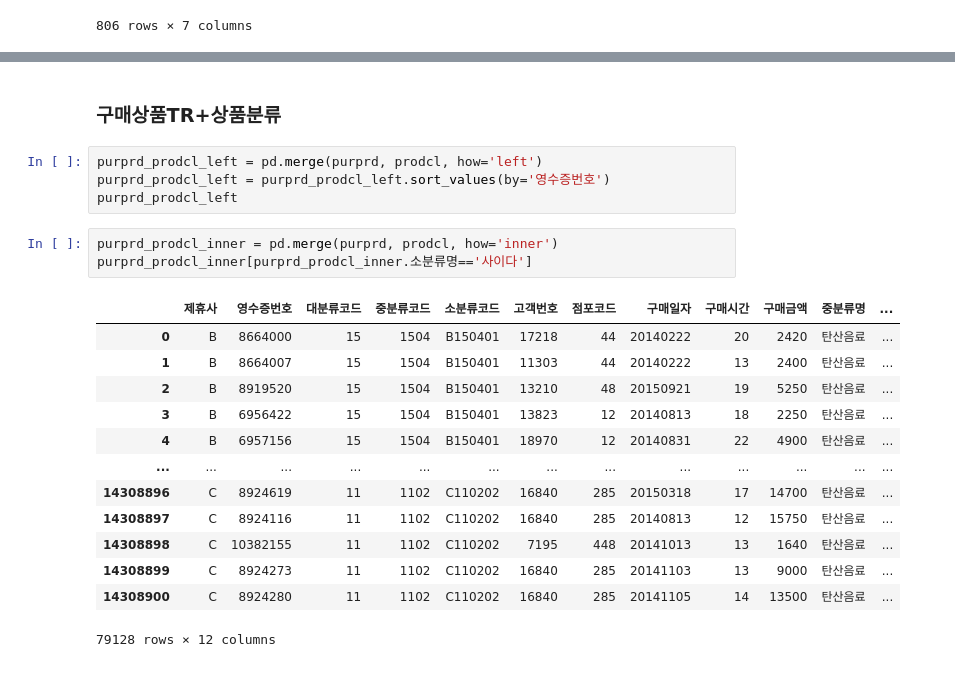
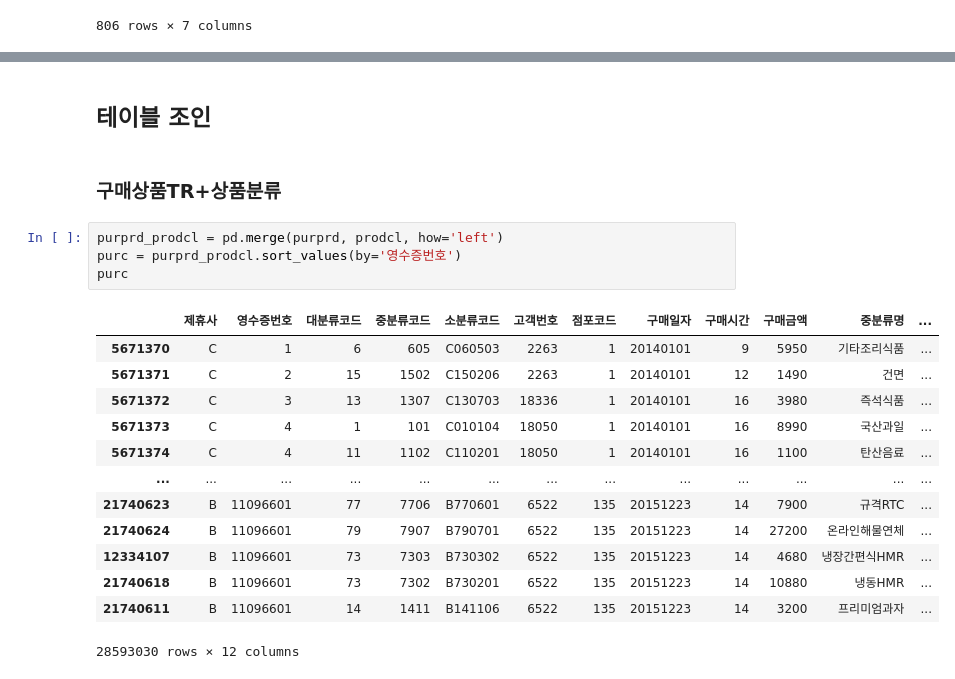
Before and after one commit to PKLH/cakd_LP, a Jupyter notebook: WorkSpace/Han/EDA.ipynb, the cells around one changed output, grey strips where cells are left out. Cells and saved outputs as stored; diff of their text form.

```diff
--- a/WorkSpace/Han/EDA.ipynb
+++ b/WorkSpace/Han/EDA.ipynb
@@ -919,23 +917,22 @@ clf_logic
-# %% [markdown]
-### 구매상품TR+상품분류
-# %%
-purprd_prodcl_left = pd.merge(purprd, prodcl, how='left')
-purprd_prodcl_left = purprd_prodcl_left.sort_values(by='영수증번호')
-purprd_prodcl_left
-# %%
-purprd_prodcl_inner = pd.merge(purprd, prodcl, how='inner')
-purprd_prodcl_inner[purprd_prodcl_inner.소분류명=='사이다']
-# %% [output]
-|  | 제휴사 | 영수증번호 | 대분류코드 | 중분류코드 | 소분류코드 | 고객번호 | 점포코드 | 구매일자 | 구매시간 | 구매금액 | 중분류명 | ... |
-| 0 | B | 8664000 | 15 | 1504 | B150401 | 17218 | 44 | 20140222 | 20 | 2420 | 탄산음료 | ... |
-| 1 | B | 8664007 | 15 | 1504 | B150401 | 11303 | 44 | 20140222 | 13 | 2400 | 탄산음료 | ... |
-| 2 | B | 8919520 | 15 | 1504 | B150401 | 13210 | 48 | 20150921 | 19 | 5250 | 탄산음료 | ... |
-| 3 | B | 6956422 | 15 | 1504 | B150401 | 13823 | 12 | 20140813 | 18 | 2250 | 탄산음료 | ... |
-| 4 | B | 6957156 | 15 | 1504 | B150401 | 18970 | 12 | 20140831 | 22 | 4900 | 탄산음료 | ... |
-| ... | ... | ... | ... | ... | ... | ... | ... | ... | ... | ... | ... | ... |
-| 14308896 | C | 8924619 | 11 | 1102 | C110202 | 16840 | 285 | 20150318 | 17 | 14700 | 탄산음료 | ... |
-| 14308897 | C | 8924116 | 11 | 1102 | C110202 | 16840 | 285 | 20140813 | 12 | 15750 | 탄산음료 | ... |
-| 14308898 | C | 10382155 | 11 | 1102 | C110202 | 7195 | 448 | 20141013 | 13 | 1640 | 탄산음료 | ... |
-| 14308899 | C | 8924273 | 11 | 1102 | C110202 | 16840 | 285 | 20141103 | 13 | 9000 | 탄산음료 | ... |
-| 14308900 | C | 8924280 | 11 | 1102 | C110202 | 16840 | 285 | 20141105 | 14 | 13500 | 탄산음료 | ... |
-79128 rows × 12 columns
+# %% [markdown]
+## 테이블 조인
+# %% [markdown]
+### 구매상품TR+상품분류
+# %%
+purprd_prodcl = pd.merge(purprd, prodcl, how='left')
+purc = purprd_prodcl.sort_values(by='영수증번호')
+purc
+# %% [output]
+|  | 제휴사 | 영수증번호 | 대분류코드 | 중분류코드 | 소분류코드 | 고객번호 | 점포코드 | 구매일자 | 구매시간 | 구매금액 | 중분류명 | ... |
+| 5671370 | C | 1 | 6 | 605 | C060503 | 2263 | 1 | 20140101 | 9 | 5950 | 기타조리식품 | ... |
+| 5671371 | C | 2 | 15 | 1502 | C150206 | 2263 | 1 | 20140101 | 12 | 1490 | 건면 | ... |
+| 5671372 | C | 3 | 13 | 1307 | C130703 | 18336 | 1 | 20140101 | 16 | 3980 | 즉석식품 | ... |
+| 5671373 | C | 4 | 1 | 101 | C010104 | 18050 | 1 | 20140101 | 16 | 8990 | 국산과일 | ... |
+| 5671374 | C | 4 | 11 | 1102 | C110201 | 18050 | 1 | 20140101 | 16 | 1100 | 탄산음료 | ... |
+| ... | ... | ... | ... | ... | ... | ... | ... | ... | ... | ... | ... | ... |
+| 21740623 | B | 11096601 | 77 | 7706 | B770601 | 6522 | 135 | 20151223 | 14 | 7900 | 규격RTC | ... |
+| 21740624 | B | 11096601 | 79 | 7907 | B790701 | 6522 | 135 | 20151223 | 14 | 27200 | 온라인해물연체 | ... |
+| 12334107 | B | 11096601 | 73 | 7303 | B730302 | 6522 | 135 | 20151223 | 14 | 4680 | 냉장간편식HMR | ... |
+| 21740618 | B | 11096601 | 73 | 7302 | B730201 | 6522 | 135 | 20151223 | 14 | 10880 | 냉동HMR | ... |
+| 21740611 | B | 11096601 | 14 | 1411 | B141106 | 6522 | 135 | 20151223 | 14 | 3200 | 프리미엄과자 | ... |
+28593030 rows × 12 columns
```
Also changed, not shown: parts of 12 cells of this notebook.
